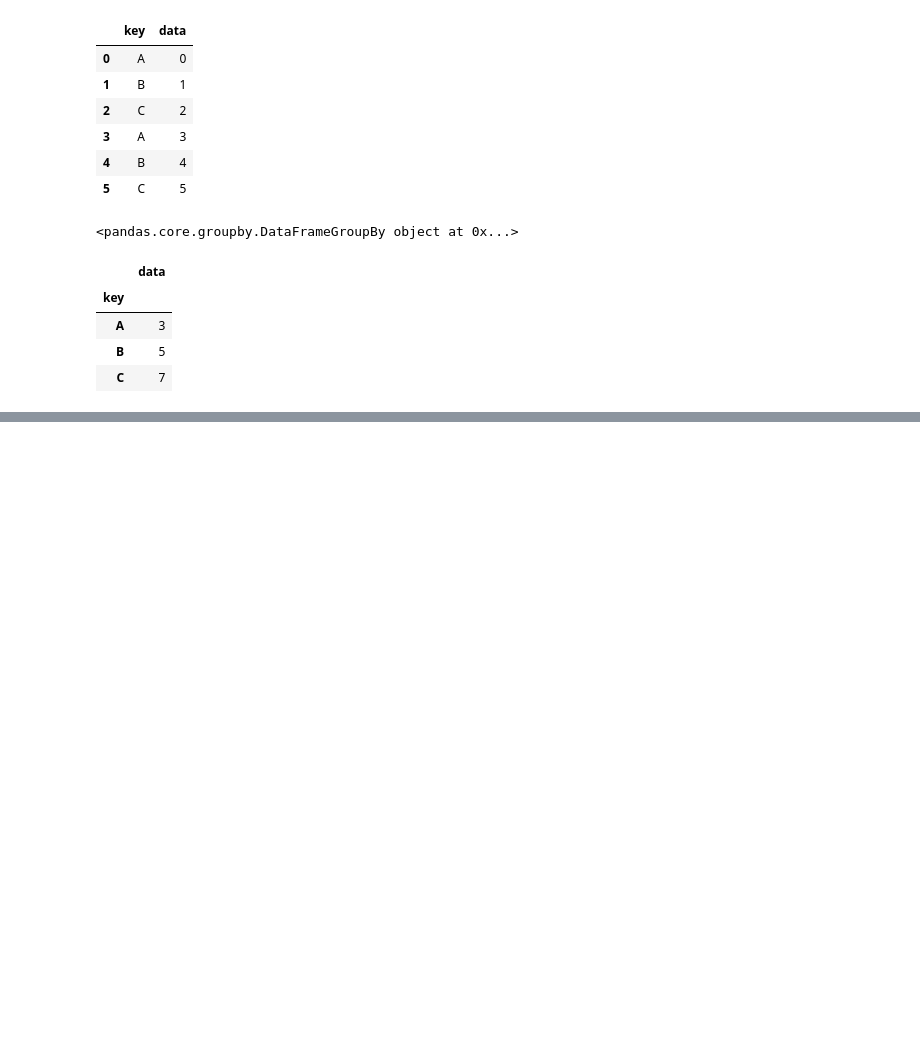
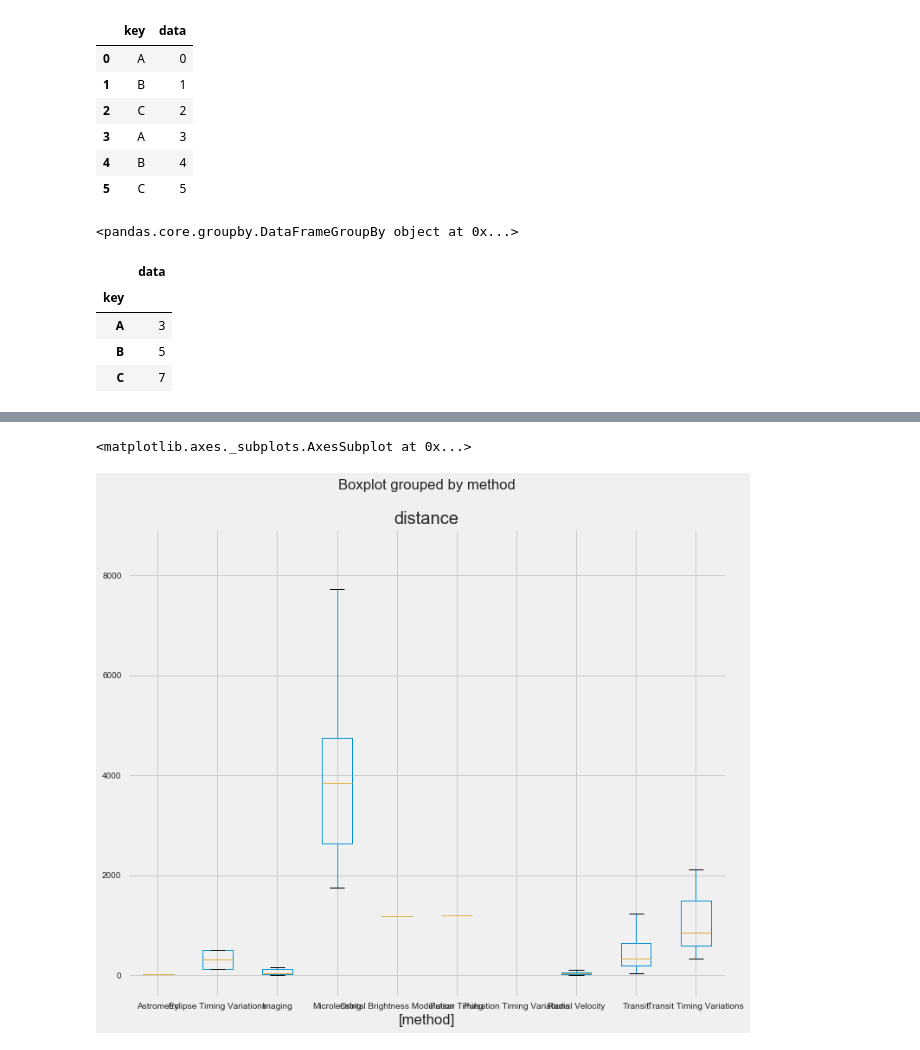
Before and after one commit to numanyilmaz/PythonDataScienceHandbookNotes, a Jupyter notebook: Chapter3.ipynb, the cells around one changed output, grey strips where cells are left out. Drawn from its saved outputs; the diff is of its cells as text; code cells hidden in the pictures; blank space fills up the shorter version.

```diff
--- a/Chapter3.ipynb
+++ b/Chapter3.ipynb
@@ -938,0 +1096,7 @@ df.groupby('key').sum()
+# %%
+planets.boxplot(column=['distance'],
+                figsize=(12, 10),
+                by=['method'])
+# %% [output]
+<matplotlib.axes._subplots.AxesSubplot at 0x...>
+[figure, added]
```
Also changed, not shown: parts of 96 cells of this notebook, 1 other file.
